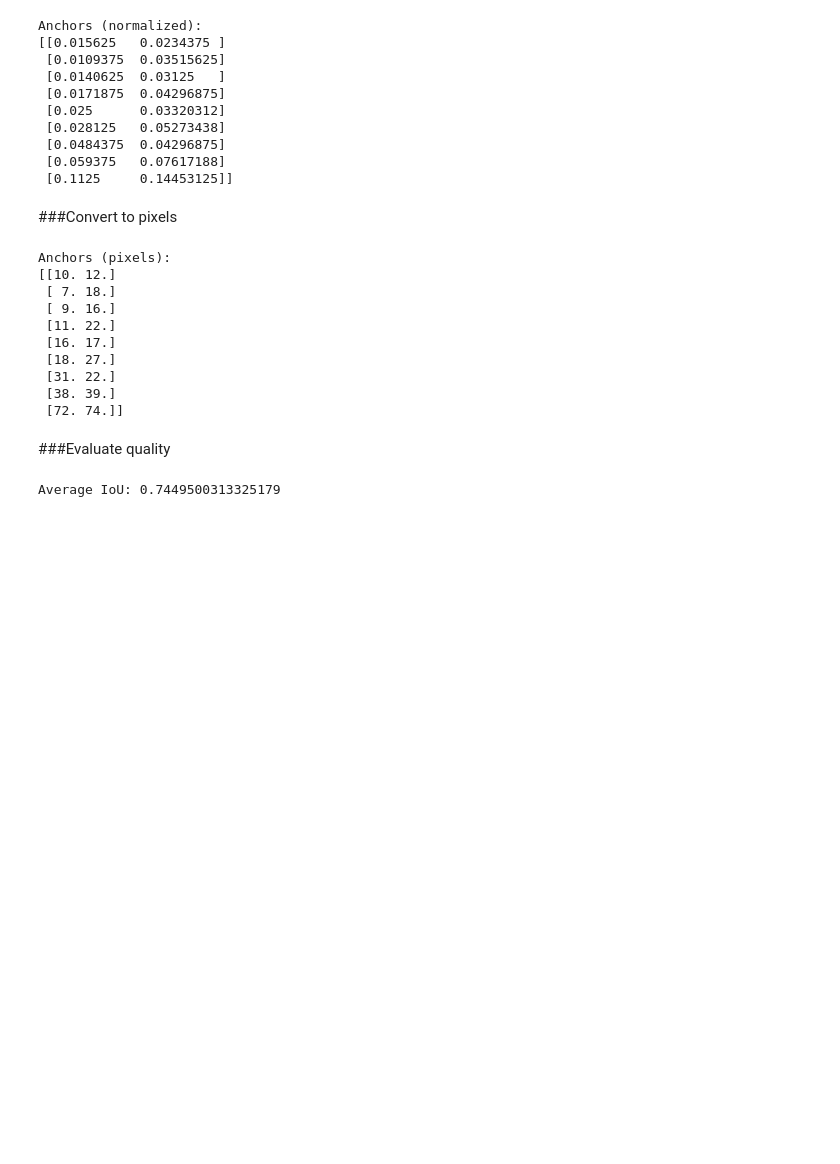
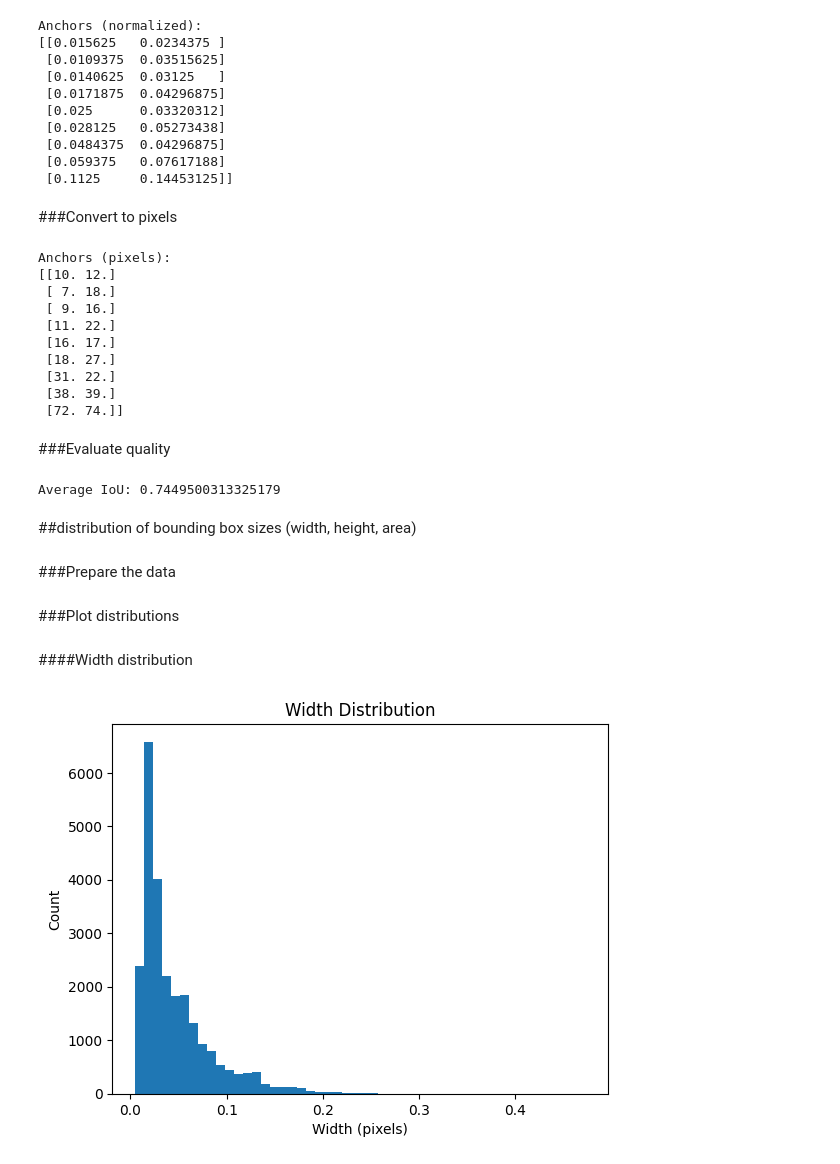
Before and after one commit to FaridRash/-thermal-uav-object-detection, a Jupyter notebook: Notebooks/Farid_1st.ipynb, the cells around one changed output. Drawn from its saved outputs; the diff is of its cells as text; code cells hidden in the pictures; blank space fills up the shorter version.

```diff
--- a/Notebooks/Farid_1st.ipynb
+++ b/Notebooks/Farid_1st.ipynb
@@ -321,3 +320,26 @@ score = avg_iou(boxes, anchors)
 print("Average IoU:", score)
 # %% [output]
 Average IoU: 0.7449500313325179
+# %% [markdown]
+##distribution of bounding box sizes (width, height, area)
+# %% [markdown]
+###Prepare the data
+# %%
+# assuming you already have boxes = [(w,h), ...]
+df = pd.DataFrame(boxes, columns=["width", "height"])
+
+# add area
+df["area"] = df["width"] * df["height"]
+# %% [markdown]
+###Plot distributions
+# %% [markdown]
+####Width distribution
+# %%
+plt.figure()
+plt.hist(df["width"], bins=50)
+plt.title("Width Distribution")
+plt.xlabel("Width (pixels)")
+plt.ylabel("Count")
+plt.show()
+# %% [output]
+[figure, added]
```
Also changed, not shown: parts of 10 cells of this notebook.
